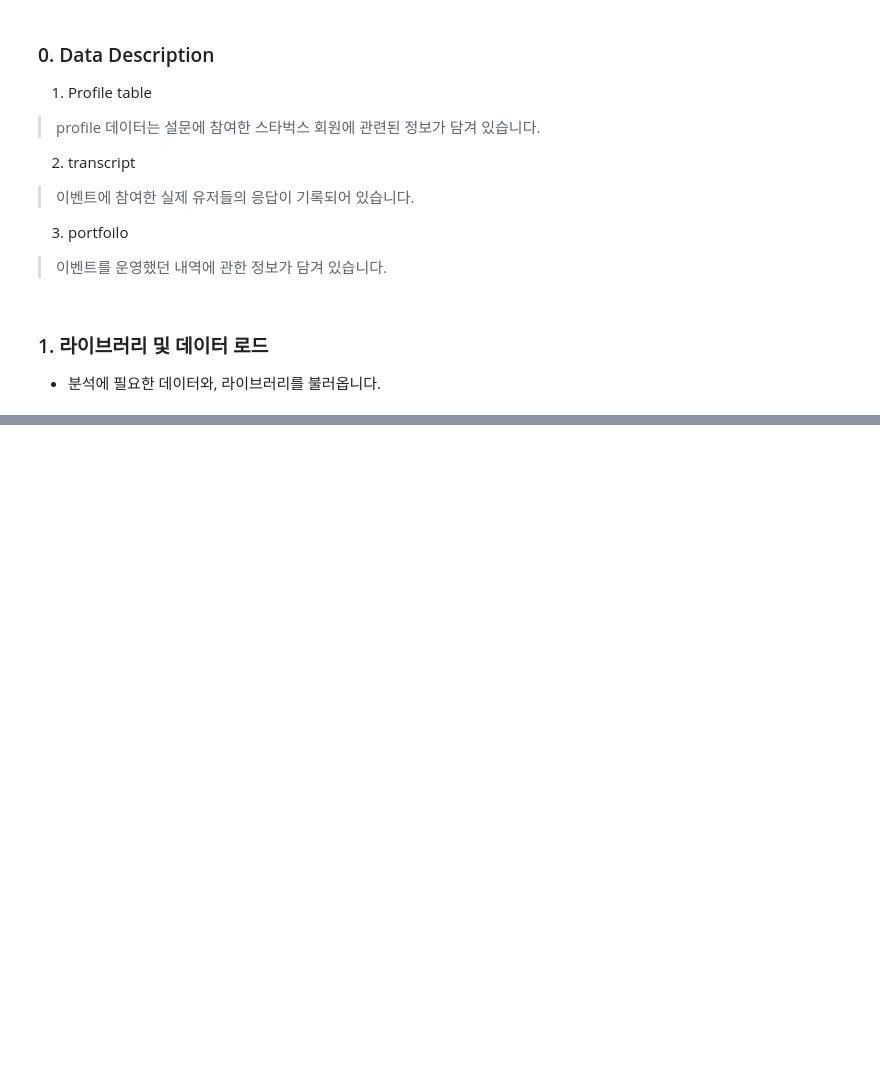
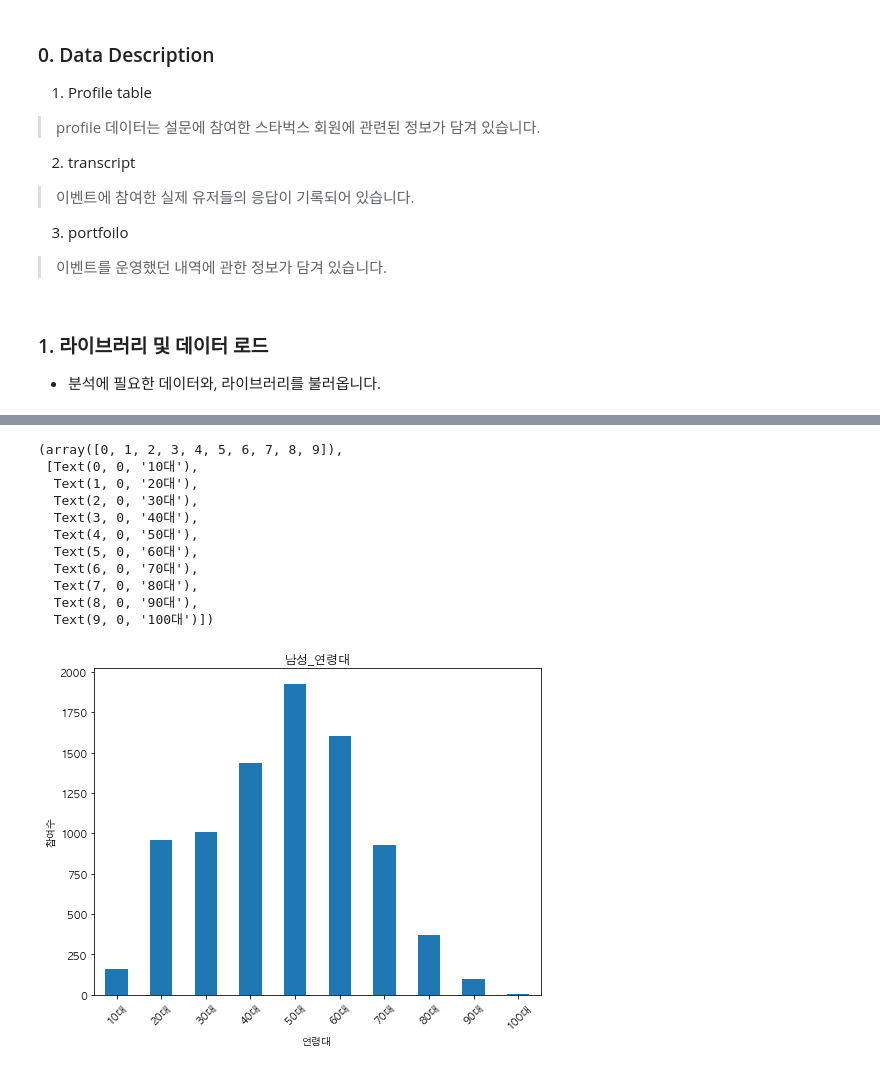
Before and after one commit to jjeori/starbucks-analysis, a Jupyter notebook: Starbucks Survey EDA.ipynb, the cells around one changed output, grey strips where cells are left out. Cells and saved outputs as stored; diff of their text form; code cells hidden in the pictures; blank space fills up the shorter version.

```diff
--- a/Starbucks Survey EDA.ipynb
+++ b/Starbucks Survey EDA.ipynb
@@ -235,0 +156,8 @@ transcript_time.plot.bar(figsize = (20, 10))
+# %%
+# 성별 분리하기 2
+profile_m = profile_m.reset_index(drop = True)
+profile_f = profile_f.reset_index(drop = True)
+# %%
+# 남성과 여성의 각 나이 Series 도출하기
+profile_age_m = profile_m['나이']
+profile_age_f = profile_f['나이']
@@ -235,0 +215,3 @@ transcript_time.plot.bar(figsize = (20, 10))
+# %%
+profile_ages_m = ages_suction(profile_age_m)
+profile_ages_m
@@ -235,0 +238,3 @@ transcript_time.plot.bar(figsize = (20, 10))
+# %%
+profile_ages_M = pd.Series(profile_ages_m)
+profile_ages_M
@@ -235,0 +456,19 @@ transcript_time.plot.bar(figsize = (20, 10))
+# %%
+profile_ages_M.plot.bar(figsize = (8,6))
+plt.title('남성_연령대')
+plt.xlabel('연령대')
+plt.ylabel('참여수')
+plt.xticks(rotation = 45)
+# %% [output]
+(array([0, 1, 2, 3, 4, 5, 6, 7, 8, 9]),
+ [Text(0, 0, '10대'),
+  Text(1, 0, '20대'),
+  Text(2, 0, '30대'),
+  Text(3, 0, '40대'),
+  Text(4, 0, '50대'),
+  Text(5, 0, '60대'),
+  Text(6, 0, '70대'),
+  Text(7, 0, '80대'),
+  Text(8, 0, '90대'),
+  Text(9, 0, '100대')])
+[figure, added]
```
Also changed, not shown: parts of 89 cells of this notebook, 3 other files.
